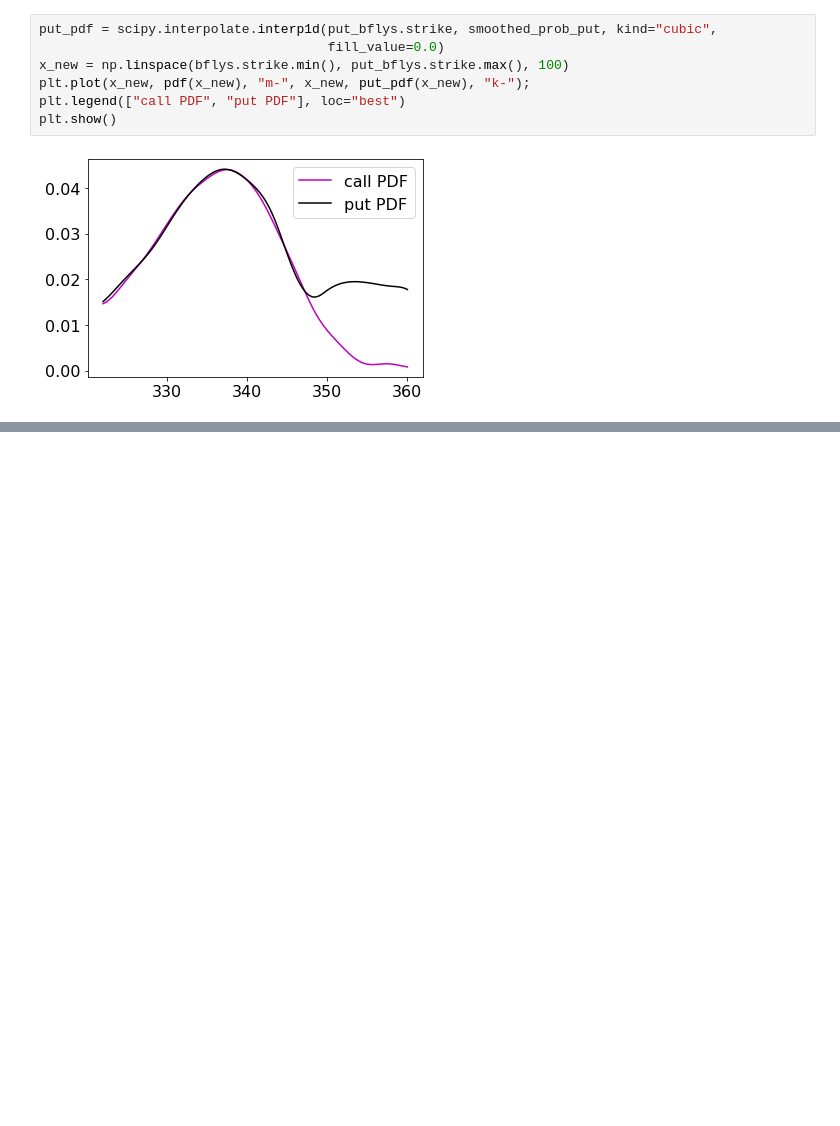
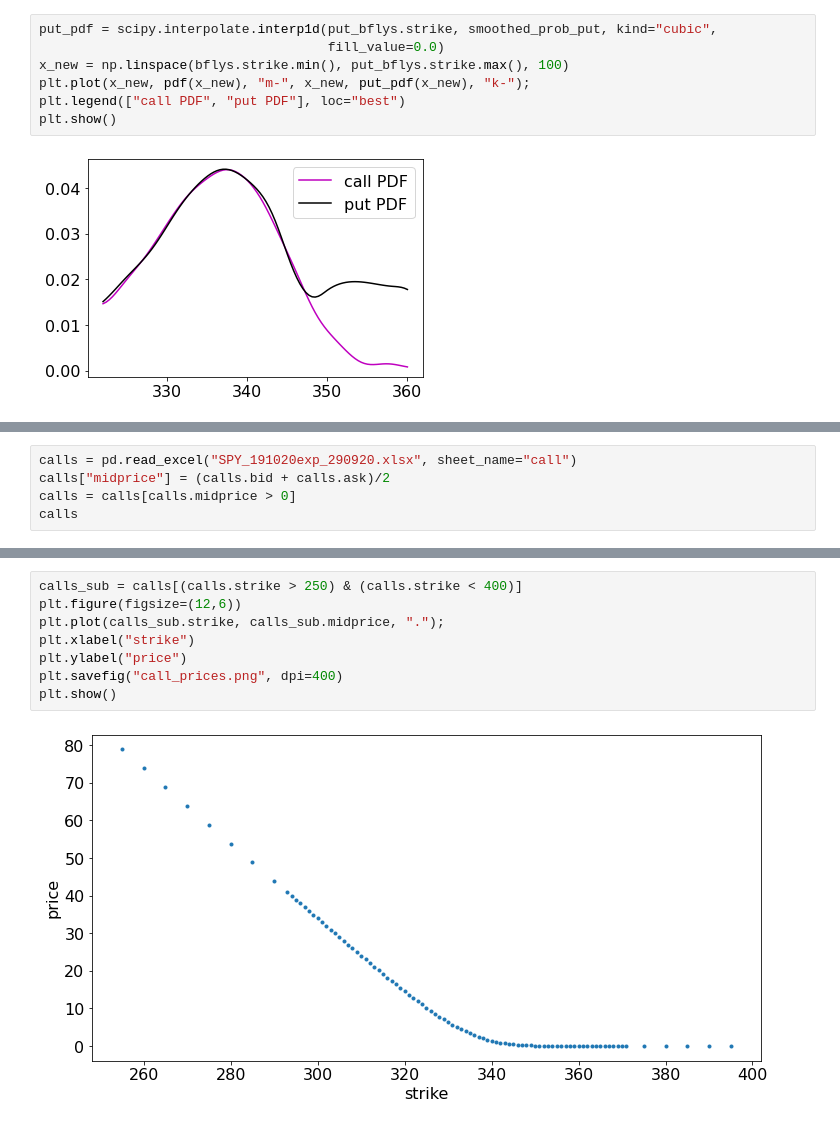
Before and after one commit to robertmartin8/pValuation, a Jupyter notebook: ProbabilisticValuation/OptionImpliedPDF.ipynb, the cells around one changed output, grey strips where cells are left out. Saved outputs shown, nothing was run; the diff lists cells and outputs as text; blank space fills up the shorter version.

```diff
--- a/ProbabilisticValuation/OptionImpliedPDF.ipynb
+++ b/ProbabilisticValuation/OptionImpliedPDF.ipynb
@@ -352,0 +358,5 @@ def construct_pdf(calls_df, make_plot=True):
+# %%
+calls = pd.read_excel("SPY_191020exp_290920.xlsx", sheet_name="call")
+calls["midprice"] = (calls.bid + calls.ask)/2
+calls = calls[calls.midprice > 0]
+calls
@@ -352,0 +377,10 @@ def construct_pdf(calls_df, make_plot=True):
+# %%
+calls_sub = calls[(calls.strike > 250) & (calls.strike < 400)]
+plt.figure(figsize=(12,6))
+plt.plot(calls_sub.strike, calls_sub.midprice, ".");
+plt.xlabel("strike")
+plt.ylabel("price")
+plt.savefig("call_prices.png", dpi=400)
+plt.show()
+# %% [output]
+[figure, added]
```
Also changed, not shown: parts of 29 cells of this notebook.
